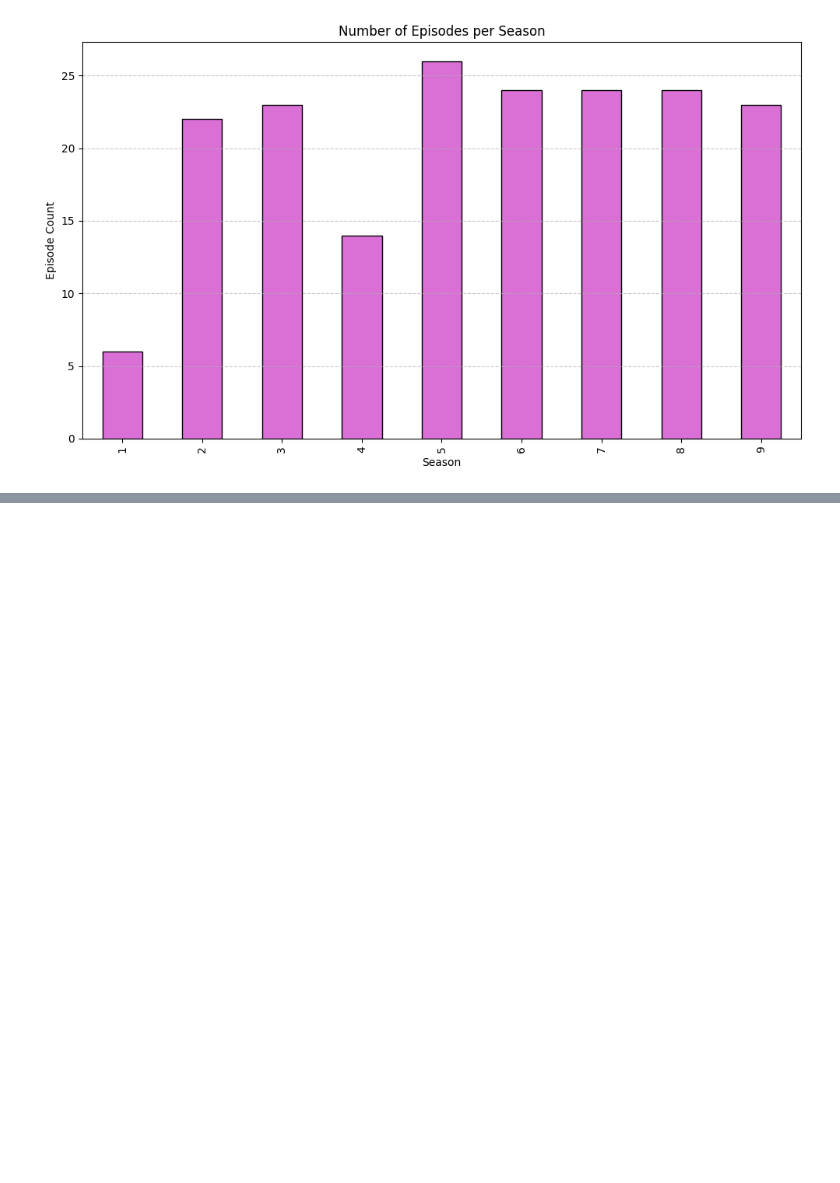
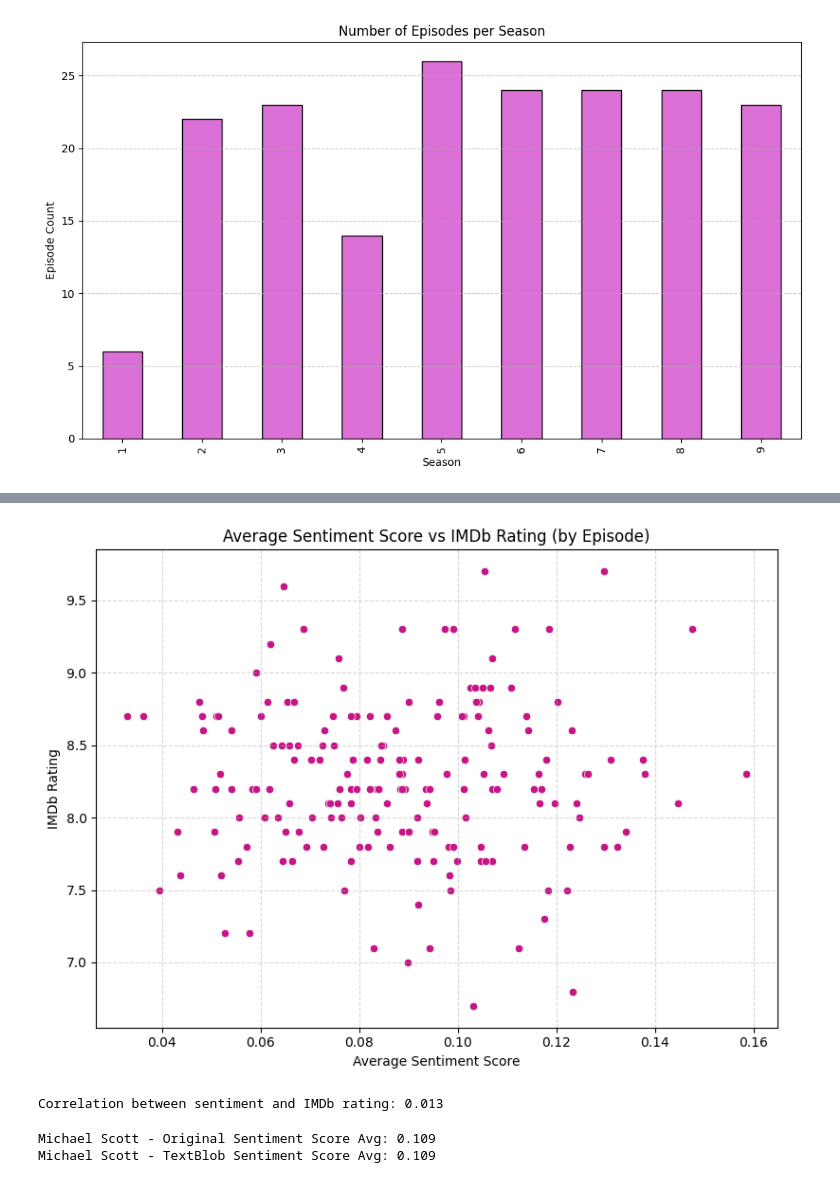
Before and after one commit to njones5714/My-notebook, a Jupyter notebook: Project_101.ipynb, the cells around one changed output, grey strips where cells are left out. Drawn from its saved outputs; the diff is of its cells as text; code cells hidden in the pictures; blank space fills up the shorter version.

```diff
--- a/Project_101.ipynb
+++ b/Project_101.ipynb
@@ -151,0 +196,32 @@ plt.show()
+# %%
+# Group by episode and average sentiment + IMDb rating
+rating_vs_sentiment = df.groupby('episode_name')[['sentiment_score', 'imdb_rating']].mean()
+
+# Plot
+plt.figure(figsize=(8,6))
+sns.scatterplot(data=rating_vs_sentiment, x='sentiment_score', y='imdb_rating', color='mediumvioletred')
+plt.title('Average Sentiment Score vs IMDb Rating (by Episode)')
+plt.xlabel('Average Sentiment Score')
+plt.ylabel('IMDb Rating')
+plt.grid(True, linestyle='--', alpha=0.5)
+plt.tight_layout()
+plt.show()
+
+# Optional: print correlation value
+correlation = rating_vs_sentiment['sentiment_score'].corr(rating_vs_sentiment['imdb_rating'])
+print("Correlation between sentiment and IMDb rating:", round(correlation, 3))
+# %% [output]
+[figure, added]
+Correlation between sentiment and IMDb rating: 0.013
+# %%
+# Original sentiment from dataset
+michael_original_avg = df[df['character'] == 'Michael']['sentimentAnalysis_score'].mean()
+
+# TextBlob-generated sentiment
+michael_blob_avg = df[df['character'] == 'Michael']['sentiment_score'].mean()
+
+print("Michael Scott - Original Sentiment Score Avg:", round(michael_original_avg, 3))
+print("Michael Scott - TextBlob Sentiment Score Avg:", round(michael_blob_avg, 3))
+# %% [output]
+Michael Scott - Original Sentiment Score Avg: 0.109
+Michael Scott - TextBlob Sentiment Score Avg: 0.109
```
Also changed, not shown: parts of 6 cells of this notebook.
